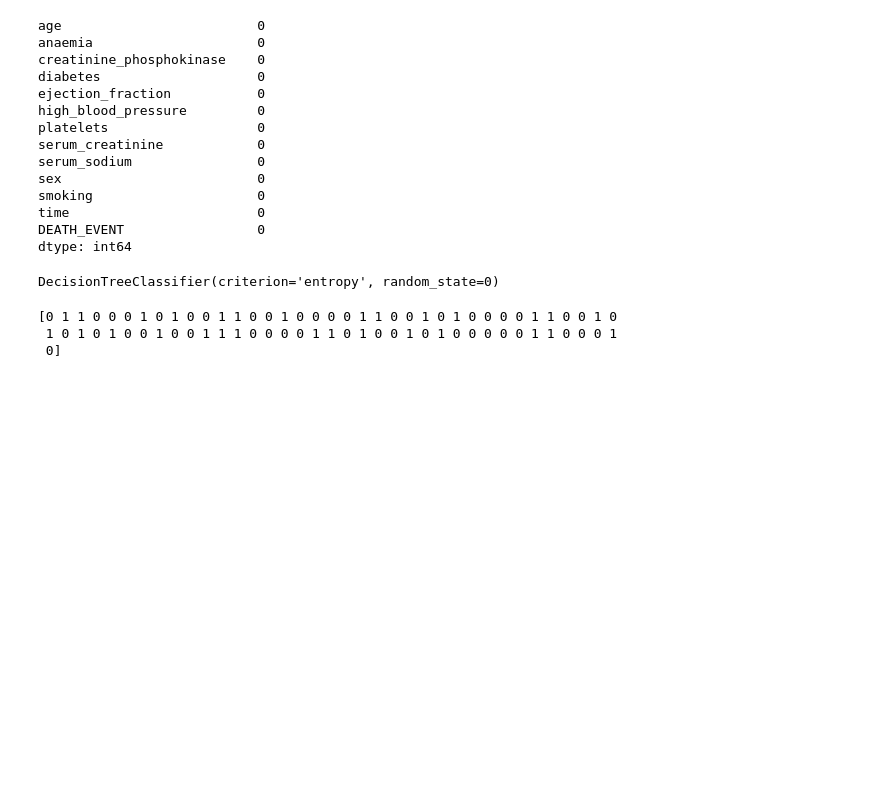
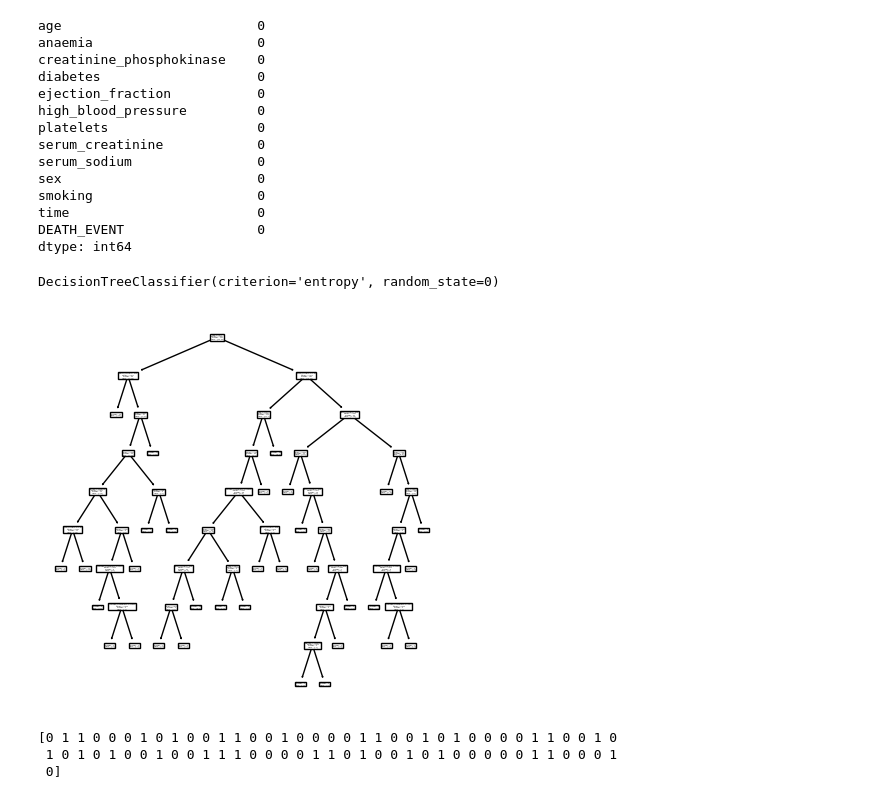
Before and after one commit to vidhya2324/Machine_learning, a Jupyter notebook: heart_clinic_code_decisiontree.ipynb, the cells around one changed output. Saved outputs shown, nothing was run; the diff lists cells and outputs as text; code cells hidden in the pictures; blank space fills up the shorter version.

```diff
--- a/heart_clinic_code_decisiontree.ipynb
+++ b/heart_clinic_code_decisiontree.ipynb
@@ -92,6 +92,20 @@ classifier= DecisionTreeClassifier(criterion='entropy', random_state=0)
 classifier.fit(x_train, y_train)
 # %% [output]
 DecisionTreeClassifier(criterion='entropy', random_state=0)
+# %%
+import matplotlib.pyplot as plt # Import the matplotlib library and give it the alias 'plt'
+from sklearn import tree # Import the 'tree' module from scikit-learn
+
+fig, ax = plt.subplots(figsize=(5,5))
+# Define feature names as strings
+feature_names = ['age', 'anaemia', 'creatinine_phosphokinase', 'diabetes',
+                 'ejection_fraction', 'high_blood_pressure', 'platelets',
+                 'serum_creatinine', 'serum_sodium', 'sex', 'smoking',
+                 'time', 'DEATH_EVENT']
+tree.plot_tree(classifier, ax=ax, feature_names=feature_names) # Use tree.plot_tree to reference the function correctly
+plt.show()
+# %% [output]
+[figure, added]
 # %%
 y_pred= classifier.predict(x_test)
 # %%
```
Also changed, not shown: parts of 1 cell of this notebook.
